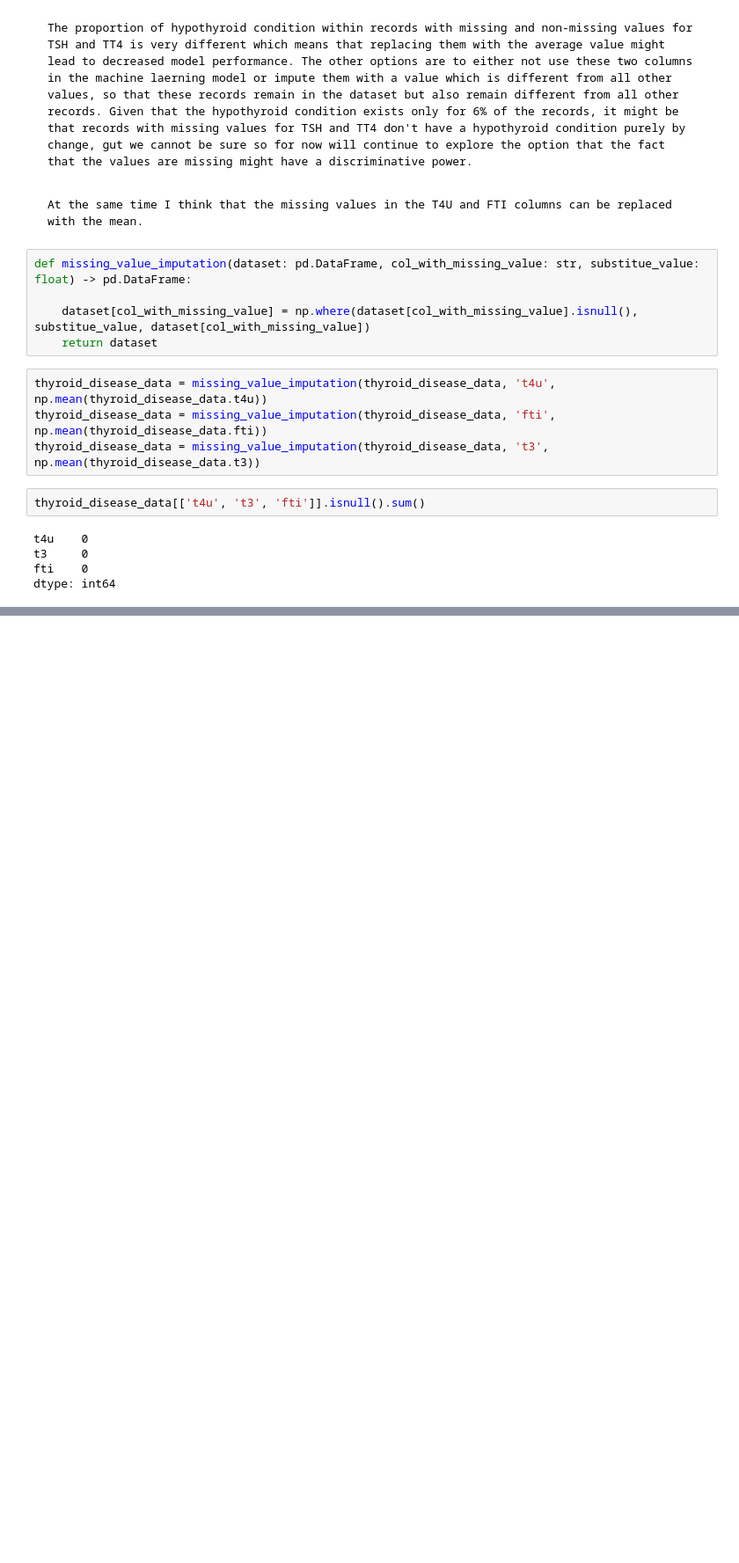
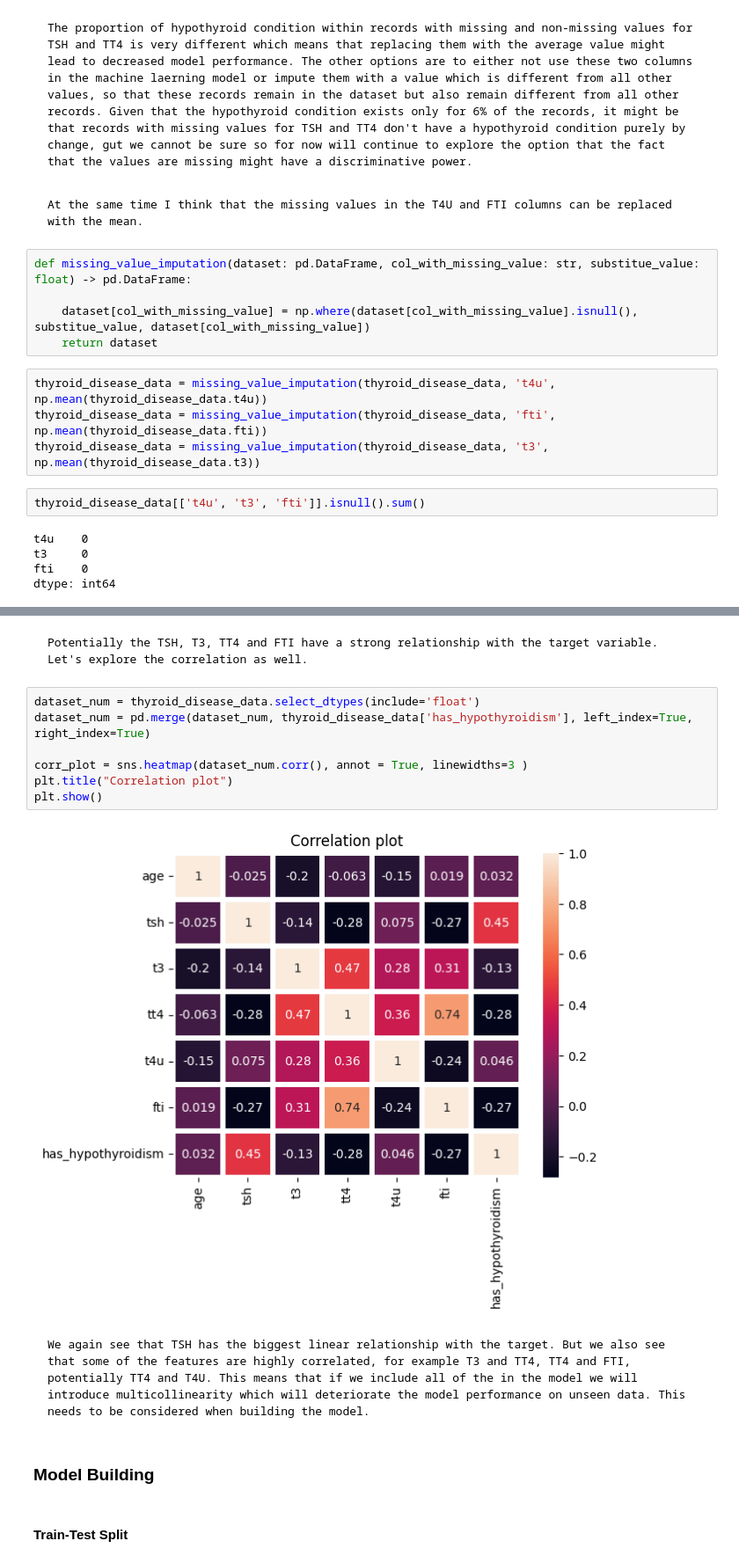
Before and after one commit to kchomakova/ai_upskill_2025_datascience, a Jupyter notebook: notebooks/Predict Hypothyroidism.ipynb, the cells around one changed output, grey strips where cells are left out. Shown at 88% size. Drawn from its saved outputs; the diff is of its cells as text; blank space fills up the shorter version.

```diff
--- a/notebooks/Predict Hypothyroidism.ipynb
+++ b/notebooks/Predict Hypothyroidism.ipynb
@@ -370,0 +461,17 @@ dtype: int64
+# %% [markdown]
+    Potentially the TSH, T3, TT4 and FTI have a strong relationship with the target variable. Let's explore the correlation as well.
+# %%
+dataset_num = thyroid_disease_data.select_dtypes(include='float')
+dataset_num = pd.merge(dataset_num, thyroid_disease_data['has_hypothyroidism'], left_index=True, right_index=True)
+
+corr_plot = sns.heatmap(dataset_num.corr(), annot = True, linewidths=3 )
+plt.title("Correlation plot")
+plt.show()
+# %% [output]
+[figure, added]
+# %% [markdown]
+    We again see that TSH has the biggest linear relationship with the target. But we also see that some of the features are highly correlated, for example T3 and TT4, TT4 and FTI, potentially TT4 and T4U. This means that if we include all of the in the model we will introduce multicollinearity which will deteriorate the model performance on unseen data. This needs to be considered when building the model.
+# %% [markdown]
+### Model Building
+# %% [markdown]
+#### Train-Test Split
```
Also changed, not shown: parts of 20 cells of this notebook.
